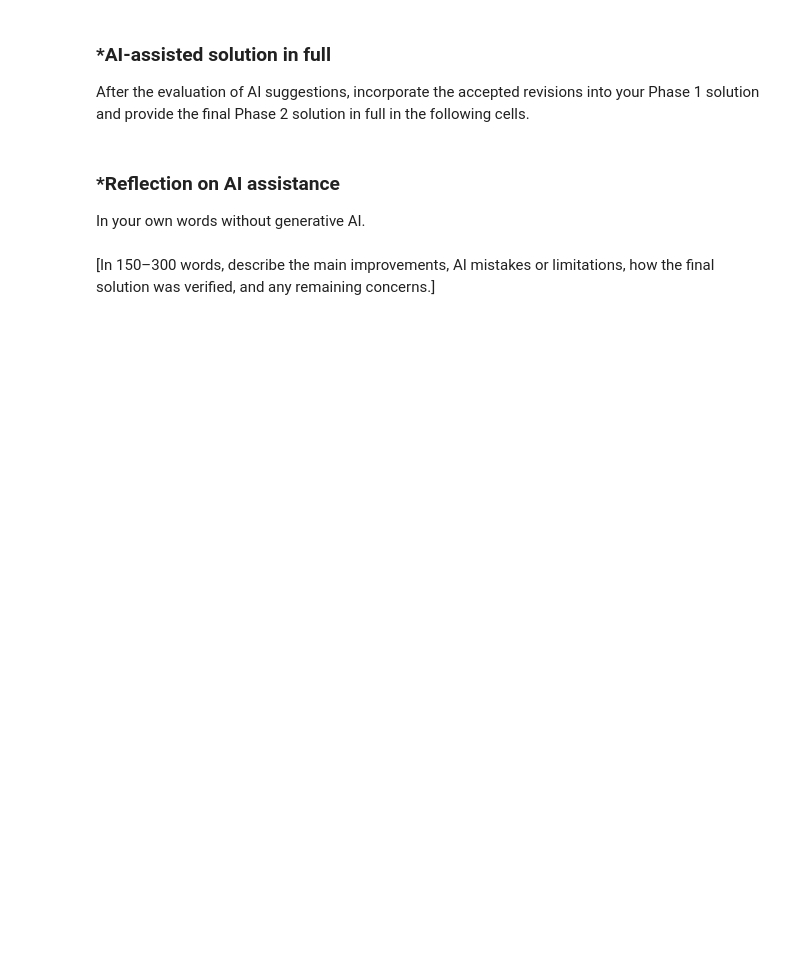
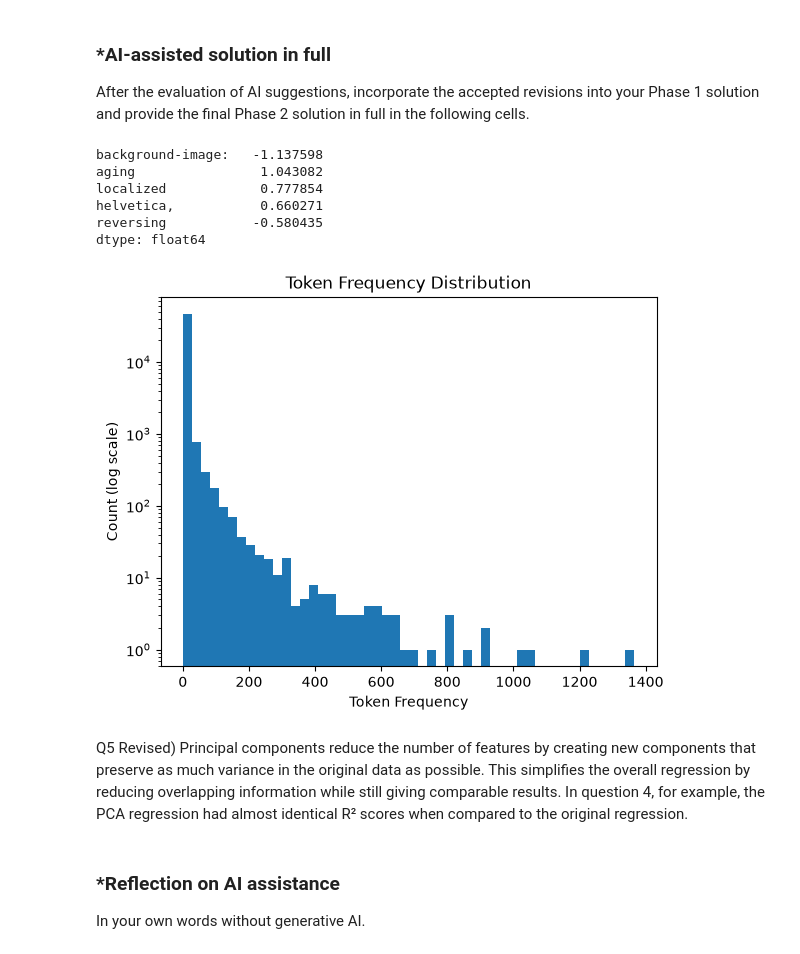
Before and after one commit to KevinT135/A05-pca, a Jupyter notebook: notebook.ipynb, the cells around one changed output. Drawn from its saved outputs; the diff is of its cells as text; code cells hidden in the pictures; blank space fills up the shorter version.

```diff
--- a/notebook.ipynb
+++ b/notebook.ipynb
@@ -196,8 +201,30 @@ Keep Phase 1 frozen.
 After the evaluation of AI suggestions, incorporate the accepted revisions into your Phase 1 solution and provide the final Phase 2 solution in full in the following cells.
 # %%
 # Your Phase 2 solution to the problem goes here.
+
+#Q2.3 Revised
+coef = pd.Series(model.coef_, index=x.columns)
+print(coef.loc[coef.abs().nlargest(5).index])
+# %% [output]
+background-image:   -1.137598
+aging                1.043082
+localized            0.777854
+helvetica,           0.660271
+reversing           -0.580435
+dtype: float64
+# %%
+#Q1 revised
+import matplotlib.pyplot as plt
+plt.hist([count for _, count in token_freq], bins=50)
+plt.yscale('log')
+plt.xlabel('Token Frequency')
+plt.ylabel('Count (log scale)')
+plt.title('Token Frequency Distribution')
+plt.show()
+# %% [output]
+[figure, added]
+# %% [markdown]
+Q5 Revised) Principal components reduce the number of features by creating new components that preserve as much variance in the original data as possible. This simplifies the overall regression by reducing overlapping information while still giving comparable results. In question 4, for example, the PCA regression had almost identical R² scores when compared to the original regression.
 # %% [markdown]
 ### *Reflection on AI assistance
 In your own words without generative AI.
-# %% [markdown]
-[In 150–300 words, describe the main improvements, AI mistakes or limitations, how the final solution was verified, and any remaining concerns.]
```
Also changed, not shown: parts of 8 cells of this notebook.
